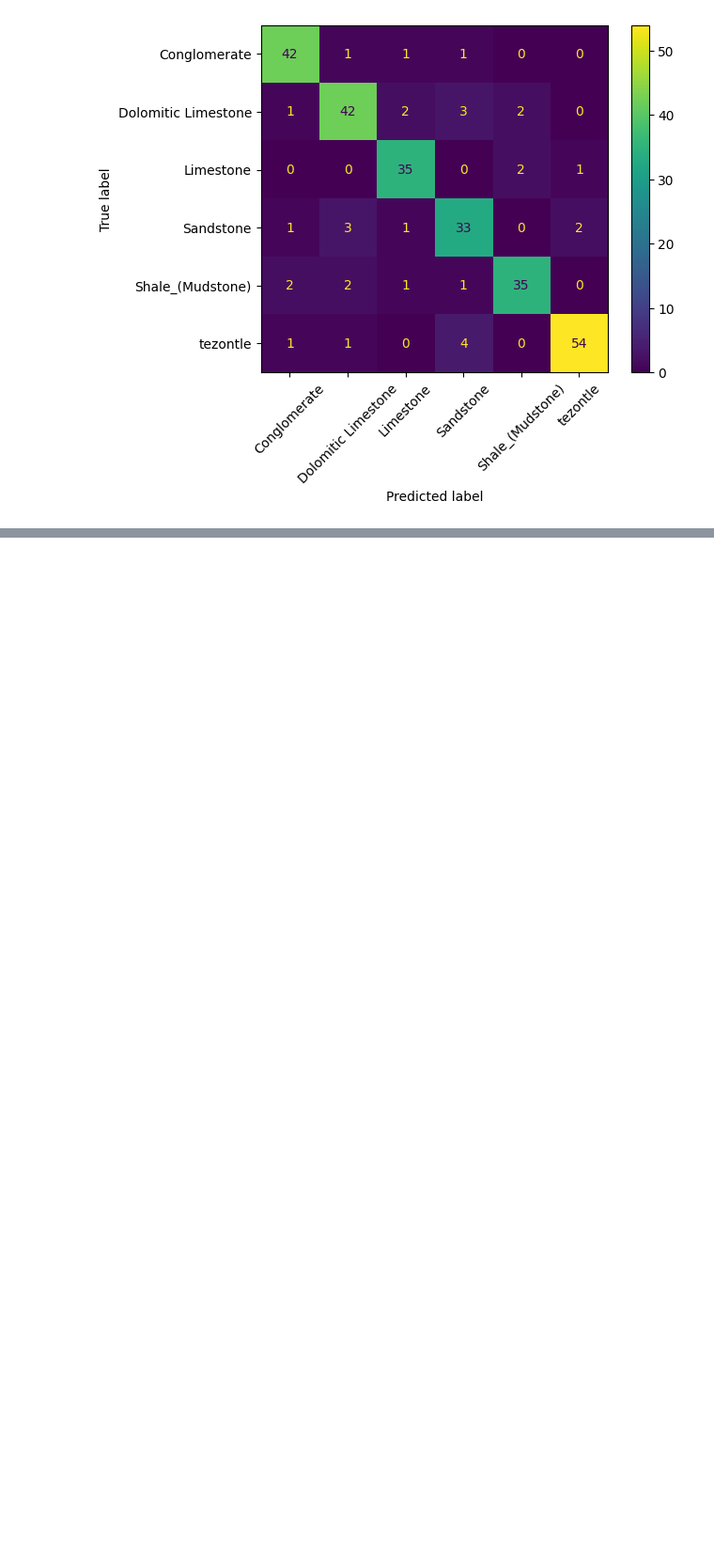
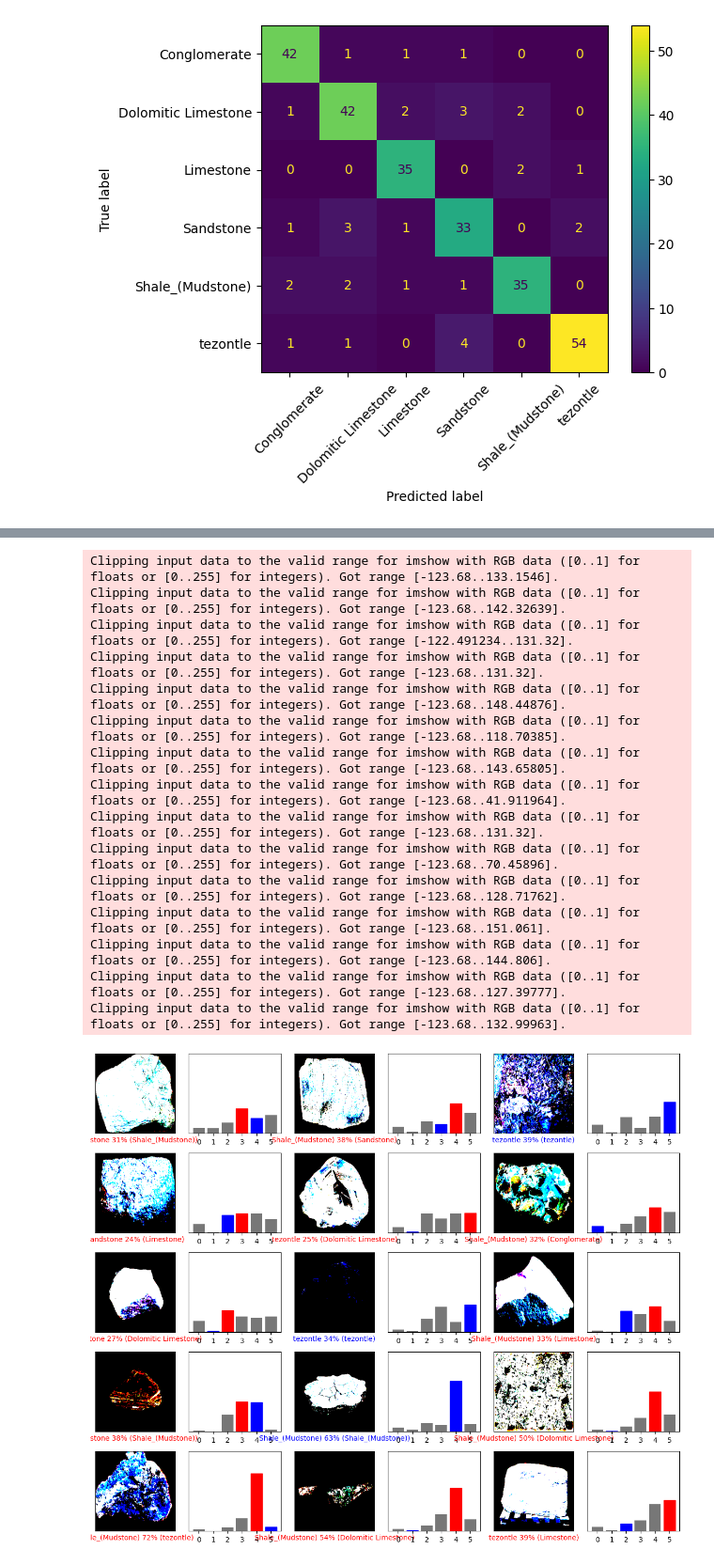
Before and after one commit to InigoLopez1999/ClasificadorCNN_Rocas, a Jupyter notebook: src/utils/Modelo Resnet50.ipynb, the cells around one changed output, grey strips where cells are left out. Shown at 94% size. Drawn from its saved outputs; the diff is of its cells as text; code cells hidden in the pictures; blank space fills up the shorter version.

```diff
--- a/src/utils/Modelo Resnet50.ipynb
+++ b/src/utils/Modelo Resnet50.ipynb
@@ -249,0 +231,61 @@ array([[42,  1,  1,  1,  0,  0],
+# %%
+def plot_image(i, predictions_array, true_label, img):
+  predictions_array, true_label, img = predictions_array, true_label[i], img[i]
+  plt.grid(False)
+  plt.xticks([])
+  plt.yticks([])
+
+  plt.imshow(img, cmap=plt.cm.binary)
+
+  predicted_label = np.argmax(predictions_array)
+  if predicted_label == true_label:
+    color = 'blue'
+  else:
+    color = 'red'
+
+  plt.xlabel("{} {:2.0f}% ({})".format(class_names[predicted_label],
+                                100*np.max(predictions_array),
+                                class_names[true_label]),
+                                color=color)
+
+def plot_value_array(i, predictions_array, true_label):
+  predictions_array, true_label = predictions_array, true_label[i]
+  plt.grid(False)
+  plt.xticks(range(len(class_names)))
+  plt.yticks([])
+  thisplot = plt.bar(range(len(class_names)), predictions_array, color="#777777")
+  plt.ylim([0, 1])
+  predicted_label = np.argmax(predictions_array)
+
+  thisplot[predicted_label].set_color('red')
+  thisplot[true_label].set_color('blue')
+# %%
+num_rows = 5
+num_cols = 3
+num_images = num_rows * num_cols
+
+plt.figure(figsize=(2*2*num_cols, 2*num_rows))
+for i in range(num_images):
+  plt.subplot(num_rows, 2*num_cols, 2*i+1)
+  plot_image(i, y_pred_probs[i], y_test, X_test)
+  plt.subplot(num_rows, 2*num_cols, 2*i+2)
+  plot_value_array(i, y_pred_probs[i], y_test)
+plt.tight_layout()
+plt.show()
+# %% [output]
+Clipping input data to the valid range for imshow with RGB data ([0..1] for floats or [0..255] for integers). Got range [-123.68..133.1546].
+Clipping input data to the valid range for imshow with RGB data ([0..1] for floats or [0..255] for integers). Got range [-123.68..142.32639].
+Clipping input data to the valid range for imshow with RGB data ([0..1] for floats or [0..255] for integers). Got range [-122.491234..131.32].
+Clipping input data to the valid range for imshow with RGB data ([0..1] for floats or [0..255] for integers). Got range [-123.68..131.32].
+Clipping input data to the valid range for imshow with RGB data ([0..1] for floats or [0..255] for integers). Got range [-123.68..148.44876].
+Clipping input data to the valid range for imshow with RGB data ([0..1] for floats or [0..255] for integers). Got range [-123.68..118.70385].
+Clipping input data to the valid range for imshow with RGB data ([0..1] for floats or [0..255] for integers). Got range [-123.68..143.65805].
+Clipping input data to the valid range for imshow with RGB data ([0..1] for floats or [0..255] for integers). Got range [-123.68..41.911964].
+Clipping input data to the valid range for imshow with RGB data ([0..1] for floats or [0..255] for integers). Got range [-123.68..131.32].
+Clipping input data to the valid range for imshow with RGB data ([0..1] for floats or [0..255] for integers). Got range [-123.68..70.45896].
+Clipping input data to the valid range for imshow with RGB data ([0..1] for floats or [0..255] for integers). Got range [-123.68..128.71762].
+Clipping input data to the valid range for imshow with RGB data ([0..1] for floats or [0..255] for integers). Got range [-123.68..151.061].
+Clipping input data to the valid range for imshow with RGB data ([0..1] for floats or [0..255] for integers). Got range [-123.68..144.806].
+Clipping input data to the valid range for imshow with RGB data ([0..1] for floats or [0..255] for integers). Got range [-123.68..127.39777].
+Clipping input data to the valid range for imshow with RGB data ([0..1] for floats or [0..255] for integers). Got range [-123.68..132.99963].
+[figure, added]
```
Also changed, not shown: parts of 5 cells of this notebook.
